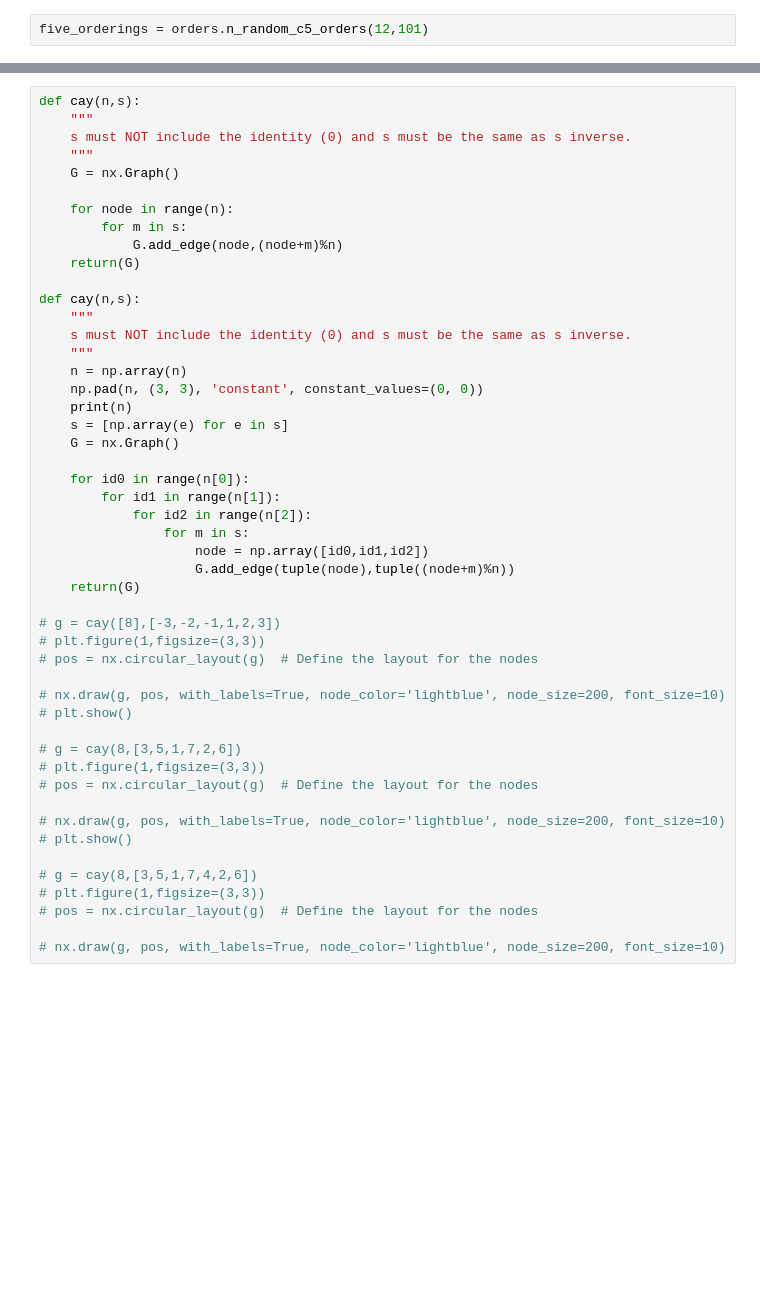
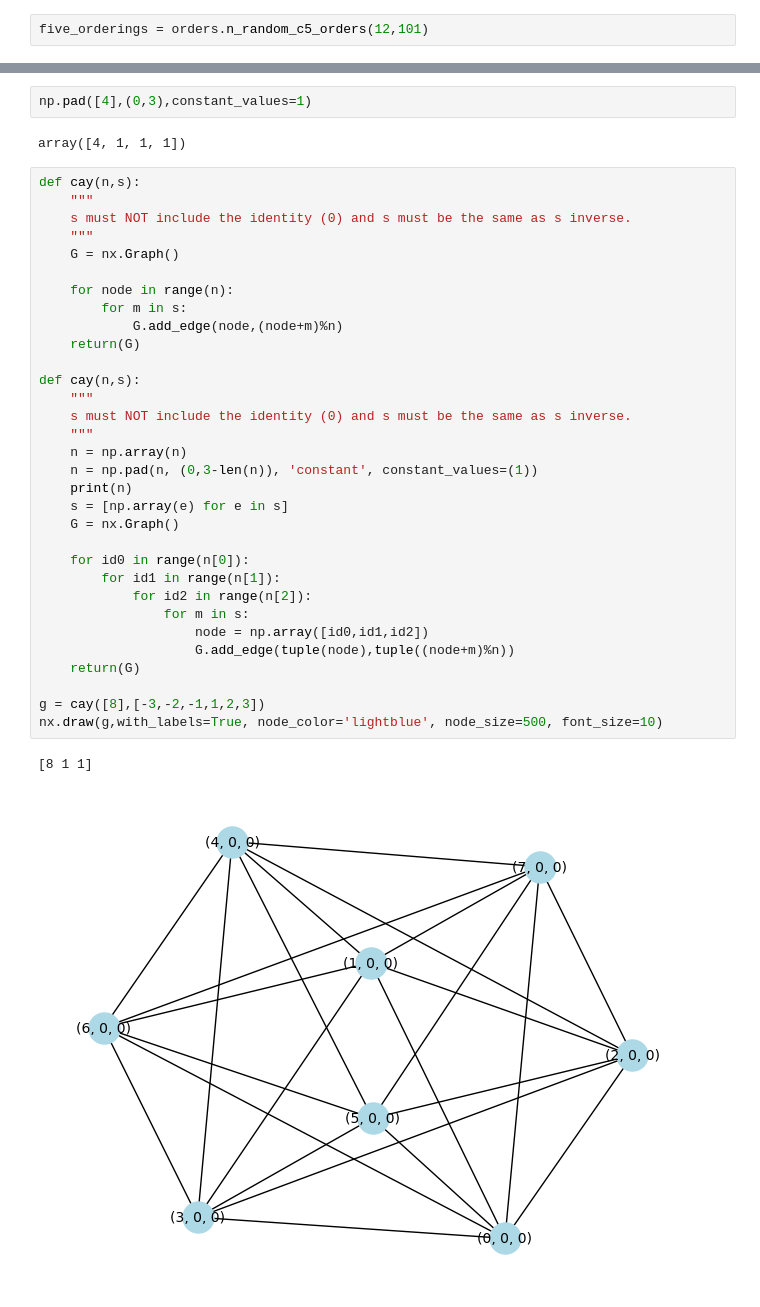
Before and after one commit to jacksonhenry3/Qnibble, a Jupyter notebook: Notebooks/Exploratory/experimentingwithvertextransitivegraphs.ipynb, the cells around one changed output, grey strips where cells are left out. Cells and saved outputs as stored; diff of their text form; blank space fills up the shorter version.

```diff
--- a/Notebooks/Exploratory/experimentingwithvertextransitivegraphs.ipynb
+++ b/Notebooks/Exploratory/experimentingwithvertextransitivegraphs.ipynb
@@ -52,50 +52,40 @@ plt.show()
+# %%
+np.pad([4],(0,3),constant_values=1)
+# %% [output]
+array([4, 1, 1, 1])
 # %%
 def cay(n,s):
     """
     s must NOT include the identity (0) and s must be the same as s inverse.
     """
     G = nx.Graph()
 
     for node in range(n):
         for m in s:
             G.add_edge(node,(node+m)%n)
     return(G)
 
 def cay(n,s):
     """
     s must NOT include the identity (0) and s must be the same as s inverse.
     """
     n = np.array(n)
-    np.pad(n, (3, 3), 'constant', constant_values=(0, 0))
+    n = np.pad(n, (0,3-len(n)), 'constant', constant_values=(1))
     print(n)
     s = [np.array(e) for e in s]
     G = nx.Graph()
 
     for id0 in range(n[0]):
         for id1 in range(n[1]):
             for id2 in range(n[2]):
                 for m in s:
                     node = np.array([id0,id1,id2])
                     G.add_edge(tuple(node),tuple((node+m)%n))
     return(G)
 
-# g = cay([8],[-3,-2,-1,1,2,3])
-# plt.figure(1,figsize=(3,3))
-# pos = nx.circular_layout(g)  # Define the layout for the nodes
-
-# nx.draw(g, pos, with_labels=True, node_color='lightblue', node_size=200, font_size=10)
-# plt.show()
-
-# g = cay(8,[3,5,1,7,2,6])
-# plt.figure(1,figsize=(3,3))
-# pos = nx.circular_layout(g)  # Define the layout for the nodes
-
-# nx.draw(g, pos, with_labels=True, node_color='lightblue', node_size=200, font_size=10)
-# plt.show()
-
-# g = cay(8,[3,5,1,7,4,2,6])
-# plt.figure(1,figsize=(3,3))
-# pos = nx.circular_layout(g)  # Define the layout for the nodes
-
-# nx.draw(g, pos, with_labels=True, node_color='lightblue', node_size=200, font_size=10)
+g = cay([8],[-3,-2,-1,1,2,3])
+nx.draw(g,with_labels=True, node_color='lightblue', node_size=500, font_size=10)
+# %% [output]
+[8 1 1]
+[figure, added]
 # %%
```
Also changed, not shown: parts of 6 cells of this notebook, 6 other files.
